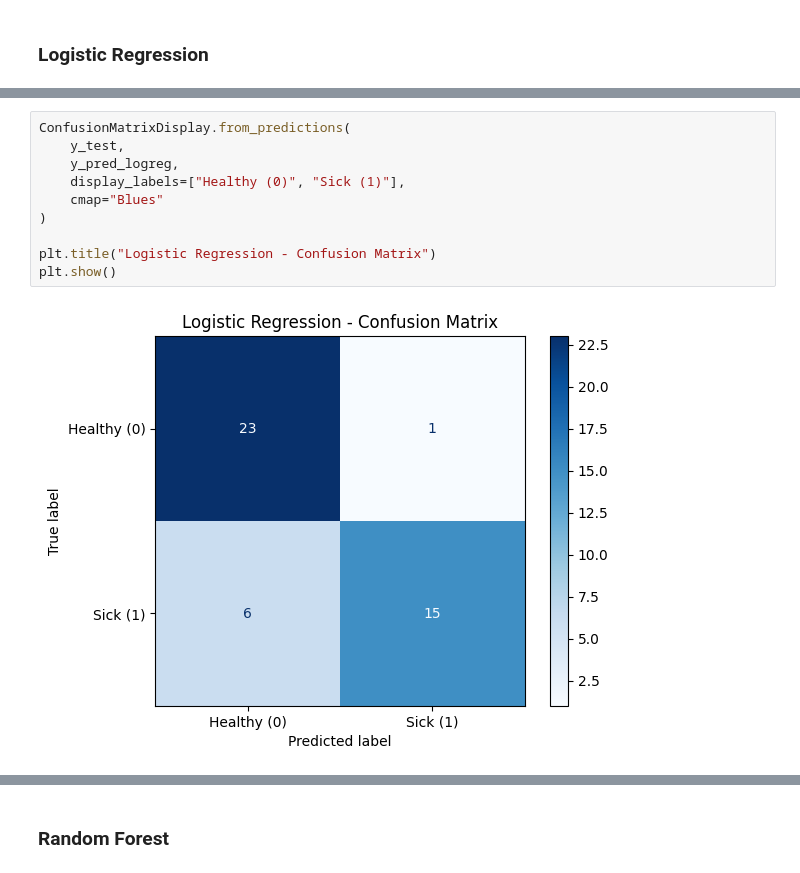
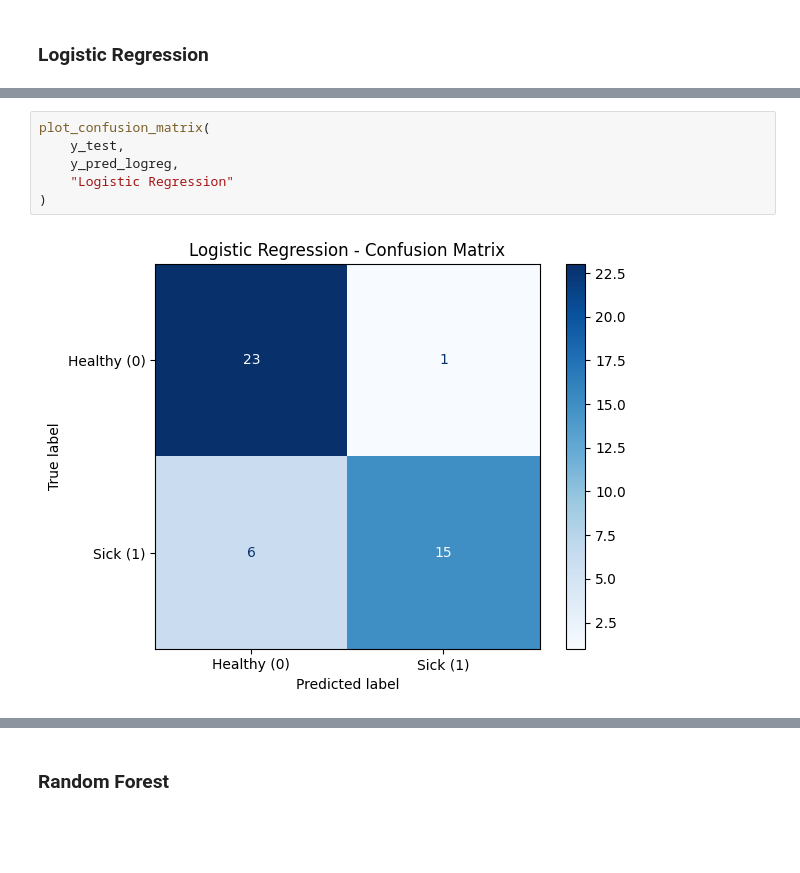
Before and after one commit to samy-bouchentouf/heart-disease-prediction, a Jupyter notebook: notebooks/model_comparison.ipynb, the cells around one changed output, grey strips where cells are left out. Drawn from its saved outputs; the diff is of its cells as text; blank space fills up the shorter version.

```diff
--- a/notebooks/model_comparison.ipynb
+++ b/notebooks/model_comparison.ipynb
@@ -67,13 +58,9 @@ Test F1-score: 81.08%
 # %%
-ConfusionMatrixDisplay.from_predictions(
+plot_confusion_matrix(
     y_test,
     y_pred_logreg,
-    display_labels=["Healthy (0)", "Sick (1)"],
-    cmap="Blues"
+    "Logistic Regression"
 )
-
-plt.title("Logistic Regression - Confusion Matrix")
-plt.show()
 # %% [output]
-[figure, old version]
+[figure, new version]
 # %%
```
Also changed, not shown: parts of 13 cells of this notebook, 2 other files.
